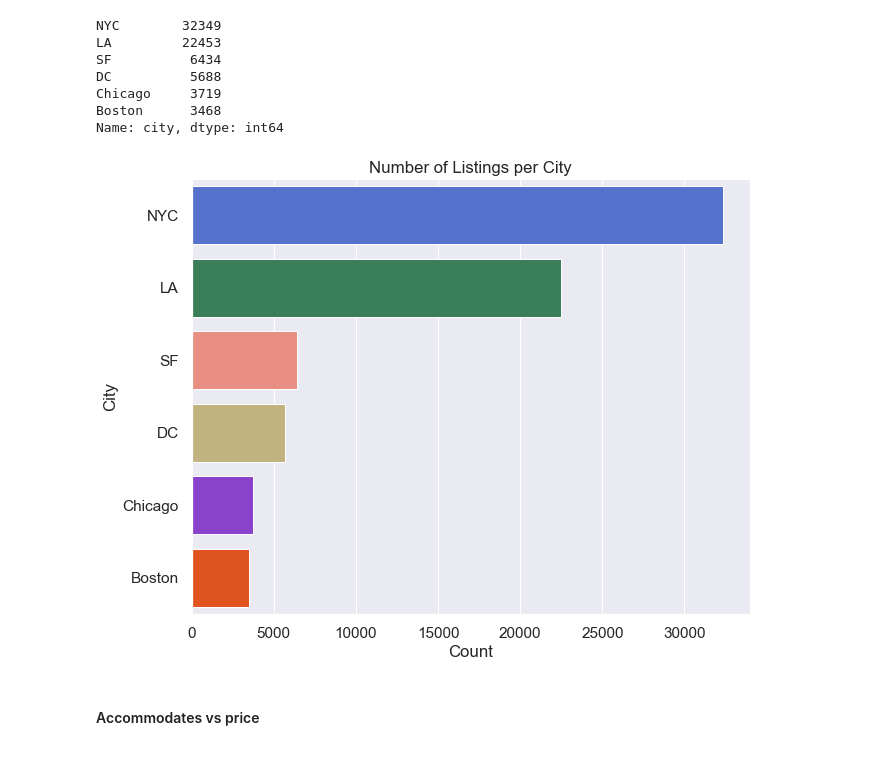
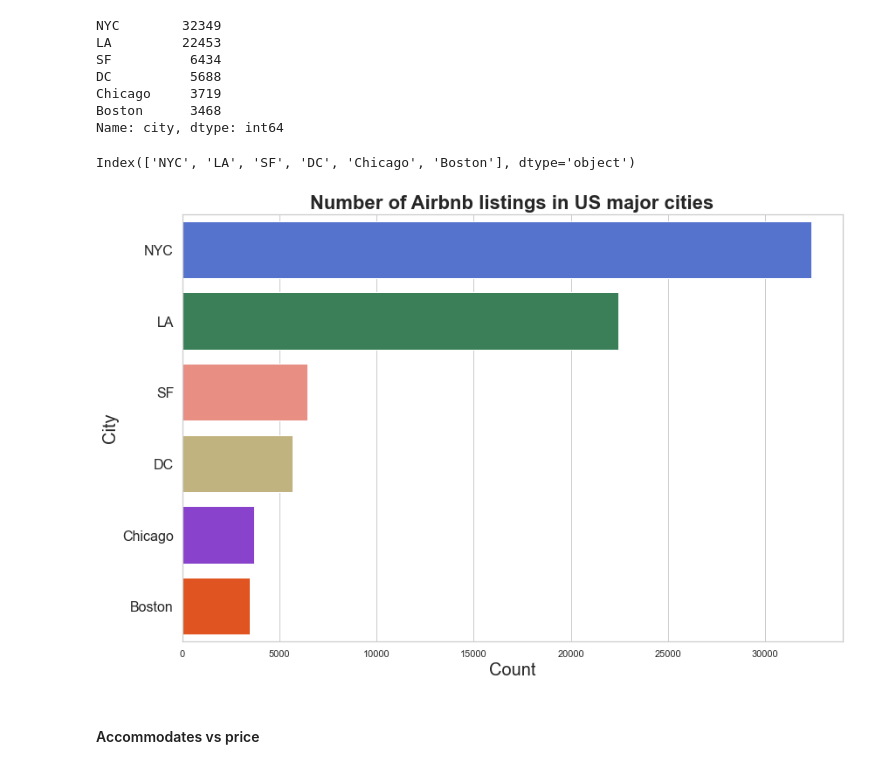
Before and after one commit to mahshidAM/AirBnB_Project, a Jupyter notebook: AirBnB_Price_Prediction.ipynb, the cells around one changed output. Saved outputs shown, nothing was run; the diff lists cells and outputs as text; code cells hidden in the pictures.

Commit message:
Modified Data Viz

```diff
--- a/AirBnB_Price_Prediction.ipynb
+++ b/AirBnB_Price_Prediction.ipynb
@@ -233,0 +236,20 @@ ax = sns.catplot(x = 'log_price' , y = 'neighbourhood' , kind='bar', data = neig
+# %%
+fig = plt.figure(figsize=(18,8))
+sns.set_theme()
+sns.set_style("whitegrid")
+
+
+ax3 = sns.catplot(x = 'log_price' , y = 'neighbourhood' ,  kind='bar', data = neighbour_df, hue='city',palette=my_colors )
+plt.title("Most expensive neighbourhoods",size=22, weight='bold', y=1.7)
+# Set label for x-axis
+plt.xlabel( "Log Price" , size = 18 )
+# Set label for y-axis
+plt.ylabel( "Neighbourhood" , size = 18 )
+
+ax3.fig.set_figwidth(18)
+ax3.fig.set_figheight(8)
+
+#plt.subplots_adjust(left=0.2, bottom=0.2)
+plt.margins(0,0)
+
+ax3.fig.savefig('img/expensive_neighbours.png',pad_inches = 0, bbox_inches='tight')
@@ -243,20 +268,31 @@ DC          5688
 Chicago     3719
 Boston      3468
 Name: city, dtype: int64
+# %%
+airbnb['city'].value_counts().index
+# %% [output]
+Index(['NYC', 'LA', 'SF', 'DC', 'Chicago', 'Boston'], dtype='object')
 # %%
-fig = plt.figure(figsize=(10,8))
+fig = plt.figure(figsize=(15,10))
+sns.set_theme()
+sns.set_style("whitegrid")
+sns.color_palette("bright")
+
 ax1 = sns.countplot( y = 'city' , data = airbnb,
                         order=airbnb['city'].value_counts().index, palette=my_colors )
 
-ax1.set_title('Number of Listings per City')
-ax1.set(xlabel='Count', ylabel='City')
+#ax1.set(xlabel='Count', ylabel='City')
+ax1.set_xlabel("Count",fontsize=20)
+ax1.set_ylabel("City",fontsize=20)
 
-ax.set_xticklabels(ax.get_xmajorticklabels(), fontsize = 18)
-ax.set_yticklabels(ax.get_ymajorticklabels(), fontsize = 18)
+plt.title("Number of Airbnb listings in US major cities",size=22, weight='bold')
+#ax1.set_xticklabels(ax1.get_xmajorticklabels(), fontsize = 12)
+ax1.set_yticklabels(ax1.get_ymajorticklabels(), fontsize = 16)
+plt.subplots_adjust(left=0.2, bottom=0.2)
 
-fig.savefig('img/city.png',  transparent=True, api=100)
+fig.savefig('img/city_2.png')
 # %% [output]
-[figure, old version]
+[figure, new version]
 # %% [markdown]
 #### Accommodates vs price
 # %%
```
Also changed, not shown: parts of 27 cells of this notebook.
